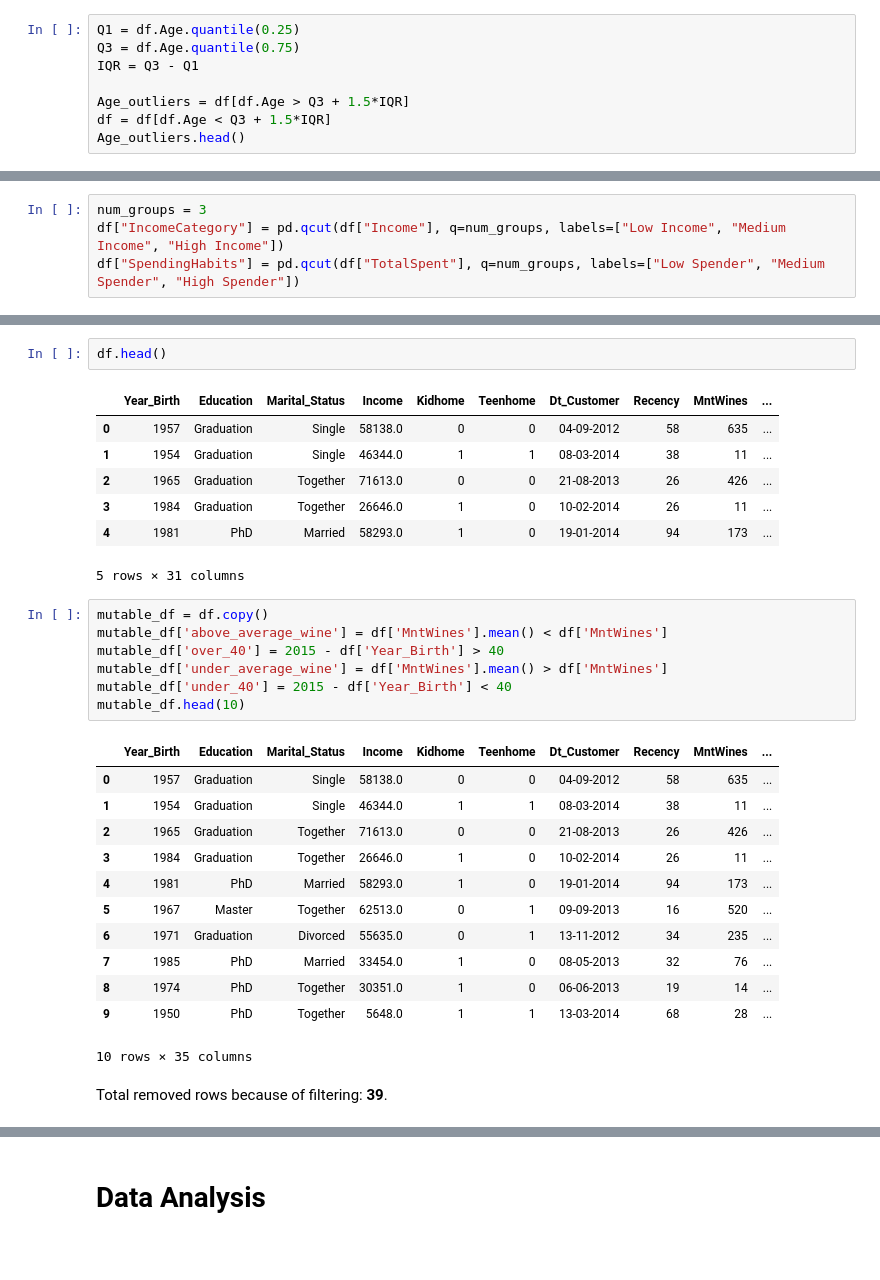
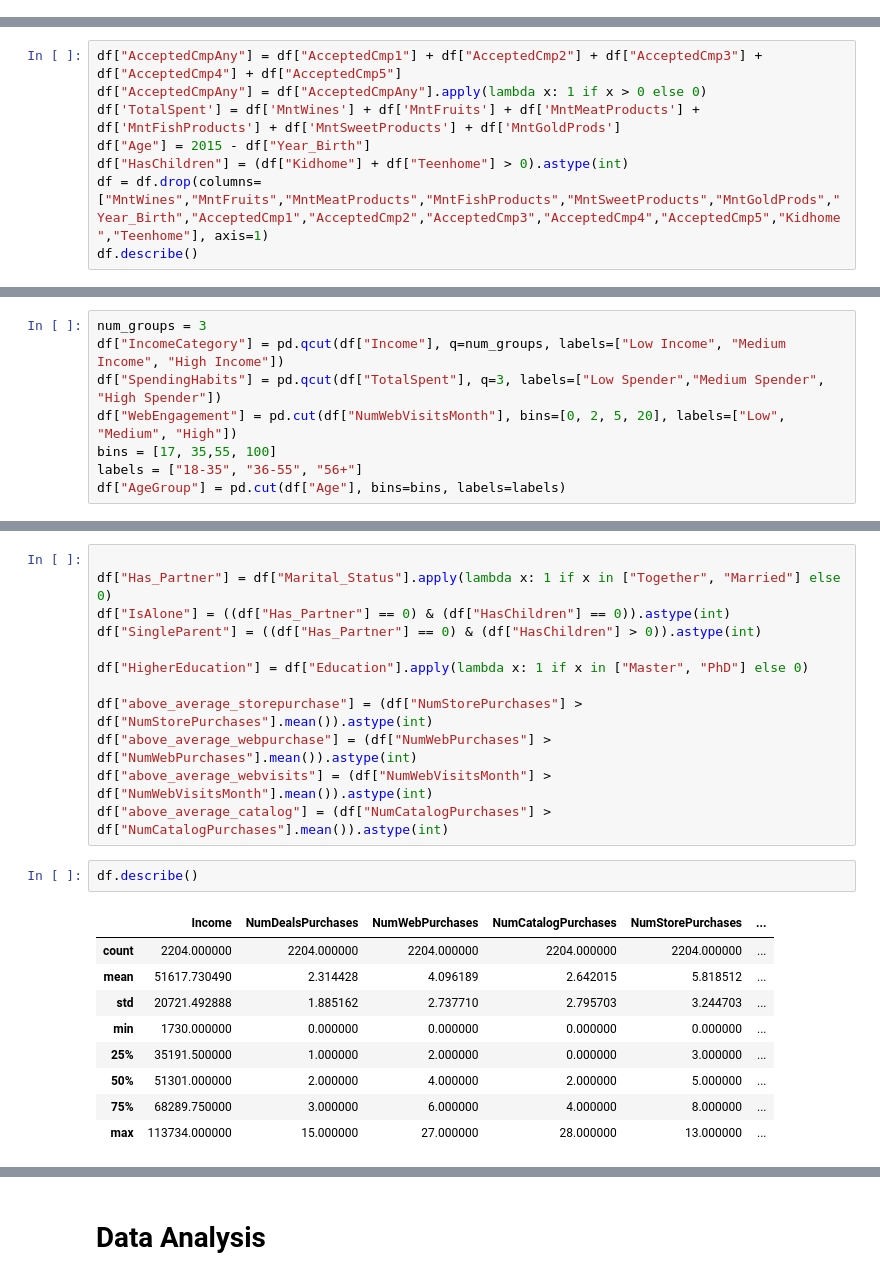
Before and after one commit to joojaa7/dataK-koneO, a Jupyter notebook: Project/project.ipynb, the cells around one changed output, grey strips where cells are left out. Cells and saved outputs as stored; diff of their text form; blank space fills up the shorter version.

```diff
--- a/Project/project.ipynb
+++ b/Project/project.ipynb
@@ -135,8 +172,0 @@ Income_outliers.head(10)
-# %%
-Q1 = df.Age.quantile(0.25)
-Q3 = df.Age.quantile(0.75)
-IQR = Q3 - Q1
-
-Age_outliers = df[df.Age > Q3 + 1.5*IQR]
-df = df[df.Age < Q3 + 1.5*IQR]
-Age_outliers.head()
@@ -150,0 +182,8 @@ created new columns for income and spending habits based on quantiles
+# %%
+df["AcceptedCmpAny"] = df["AcceptedCmp1"] + df["AcceptedCmp2"] + df["AcceptedCmp3"] + df["AcceptedCmp4"] + df["AcceptedCmp5"]
+df["AcceptedCmpAny"] = df["AcceptedCmpAny"].apply(lambda x: 1 if x > 0 else 0)
+df['TotalSpent'] = df['MntWines'] + df['MntFruits'] + df['MntMeatProducts'] + df['MntFishProducts'] + df['MntSweetProducts'] + df['MntGoldProds']
+df["Age"] = 2015 - df["Year_Birth"]
+df["HasChildren"] = (df["Kidhome"] + df["Teenhome"] > 0).astype(int)
+df = df.drop(columns=["MntWines","MntFruits","MntMeatProducts","MntFishProducts","MntSweetProducts","MntGoldProds","Year_Birth","AcceptedCmp1","AcceptedCmp2","AcceptedCmp3","AcceptedCmp4","AcceptedCmp5","Kidhome","Teenhome"], axis=1)
+df.describe()
@@ -151,4 +208,8 @@ created new columns for income and spending habits based on quantiles
 # %%
 num_groups = 3
 df["IncomeCategory"] = pd.qcut(df["Income"], q=num_groups, labels=["Low Income", "Medium Income", "High Income"])
-df["SpendingHabits"] = pd.qcut(df["TotalSpent"], q=num_groups, labels=["Low Spender", "Medium Spender", "High Spender"])
+df["SpendingHabits"] = pd.qcut(df["TotalSpent"], q=3, labels=["Low Spender","Medium Spender", "High Spender"])
+df["WebEngagement"] = pd.cut(df["NumWebVisitsMonth"], bins=[0, 2, 5, 20], labels=["Low", "Medium", "High"])
+bins = [17, 35,55, 100]
+labels = ["18-35", "36-55", "56+"]
+df["AgeGroup"] = pd.cut(df["Age"], bins=bins, labels=labels)
@@ -155,32 +228,24 @@ df["SpendingHabits"] = pd.qcut(df["TotalSpent"], q=num_groups, labels=["Low Spen
+# %%
+
+df["Has_Partner"] = df["Marital_Status"].apply(lambda x: 1 if x in ["Together", "Married"] else 0)
+df["IsAlone"] = ((df["Has_Partner"] == 0) & (df["HasChildren"] == 0)).astype(int)
+df["SingleParent"] = ((df["Has_Partner"] == 0) & (df["HasChildren"] > 0)).astype(int)
+
+df["HigherEducation"] = df["Education"].apply(lambda x: 1 if x in ["Master", "PhD"] else 0)
+
+df["above_average_storepurchase"] = (df["NumStorePurchases"] > df["NumStorePurchases"].mean()).astype(int)
+df["above_average_webpurchase"] = (df["NumWebPurchases"] > df["NumWebPurchases"].mean()).astype(int)
+df["above_average_webvisits"] = (df["NumWebVisitsMonth"] > df["NumWebVisitsMonth"].mean()).astype(int)
+df["above_average_catalog"] = (df["NumCatalogPurchases"] > df["NumCatalogPurchases"].mean()).astype(int)
 # %%
-df.head()
+df.describe()
 # %% [output]
-|  | Year_Birth | Education | Marital_Status | Income | Kidhome | Teenhome | Dt_Customer | Recency | MntWines | ... |
-| 0 | 1957 | Graduation | Single | 58138.0 | 0 | 0 | 04-09-2012 | 58 | 635 | ... |
-| 1 | 1954 | Graduation | Single | 46344.0 | 1 | 1 | 08-03-2014 | 38 | 11 | ... |
-| 2 | 1965 | Graduation | Together | 71613.0 | 0 | 0 | 21-08-2013 | 26 | 426 | ... |
-| 3 | 1984 | Graduation | Together | 26646.0 | 1 | 0 | 10-02-2014 | 26 | 11 | ... |
-| 4 | 1981 | PhD | Married | 58293.0 | 1 | 0 | 19-01-2014 | 94 | 173 | ... |
+|  | Income | NumDealsPurchases | NumWebPurchases | NumCatalogPurchases | NumStorePurchases | ... |
+| count | 2204.000000 | 2204.000000 | 2204.000000 | 2204.000000 | 2204.000000 | ... |
+| mean | 51617.730490 | 2.314428 | 4.096189 | 2.642015 | 5.818512 | ... |
+| std | 20721.492888 | 1.885162 | 2.737710 | 2.795703 | 3.244703 | ... |
+| min | 1730.000000 | 0.000000 | 0.000000 | 0.000000 | 0.000000 | ... |
+| 25% | 35191.500000 | 1.000000 | 2.000000 | 0.000000 | 3.000000 | ... |
+| 50% | 51301.000000 | 2.000000 | 4.000000 | 2.000000 | 5.000000 | ... |
+| 75% | 68289.750000 | 3.000000 | 6.000000 | 4.000000 | 8.000000 | ... |
+| max | 113734.000000 | 15.000000 | 27.000000 | 28.000000 | 13.000000 | ... |
-5 rows × 31 columns
-# %%
-mutable_df = df.copy()
-mutable_df['above_average_wine'] = df['MntWines'].mean() < df['MntWines']
-mutable_df['over_40'] = 2015 - df['Year_Birth'] > 40
-mutable_df['under_average_wine'] = df['MntWines'].mean() > df['MntWines']
-mutable_df['under_40'] = 2015 - df['Year_Birth'] < 40
-mutable_df.head(10)
-# %% [output]
-|  | Year_Birth | Education | Marital_Status | Income | Kidhome | Teenhome | Dt_Customer | Recency | MntWines | ... |
-| 0 | 1957 | Graduation | Single | 58138.0 | 0 | 0 | 04-09-2012 | 58 | 635 | ... |
-| 1 | 1954 | Graduation | Single | 46344.0 | 1 | 1 | 08-03-2014 | 38 | 11 | ... |
-| 2 | 1965 | Graduation | Together | 71613.0 | 0 | 0 | 21-08-2013 | 26 | 426 | ... |
-| 3 | 1984 | Graduation | Together | 26646.0 | 1 | 0 | 10-02-2014 | 26 | 11 | ... |
-| 4 | 1981 | PhD | Married | 58293.0 | 1 | 0 | 19-01-2014 | 94 | 173 | ... |
-| 5 | 1967 | Master | Together | 62513.0 | 0 | 1 | 09-09-2013 | 16 | 520 | ... |
-| 6 | 1971 | Graduation | Divorced | 55635.0 | 0 | 1 | 13-11-2012 | 34 | 235 | ... |
-| 7 | 1985 | PhD | Married | 33454.0 | 1 | 0 | 08-05-2013 | 32 | 76 | ... |
-| 8 | 1974 | PhD | Together | 30351.0 | 1 | 0 | 06-06-2013 | 19 | 14 | ... |
-| 9 | 1950 | PhD | Together | 5648.0 | 1 | 1 | 13-03-2014 | 68 | 28 | ... |
-10 rows × 35 columns
-# %% [markdown]
-Total removed rows because of filtering:  **39**.
```
Also changed, not shown: parts of 103 cells of this notebook.
